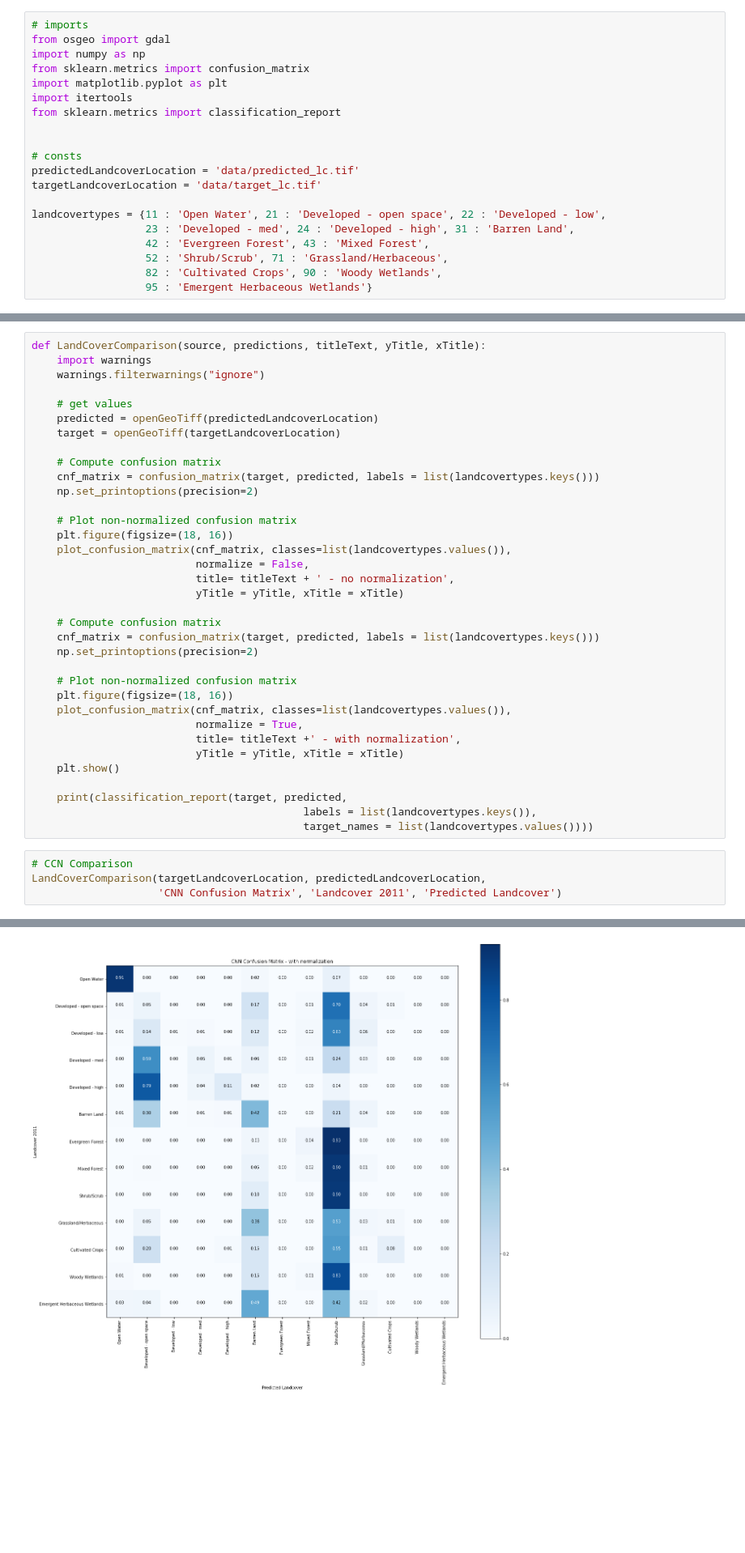
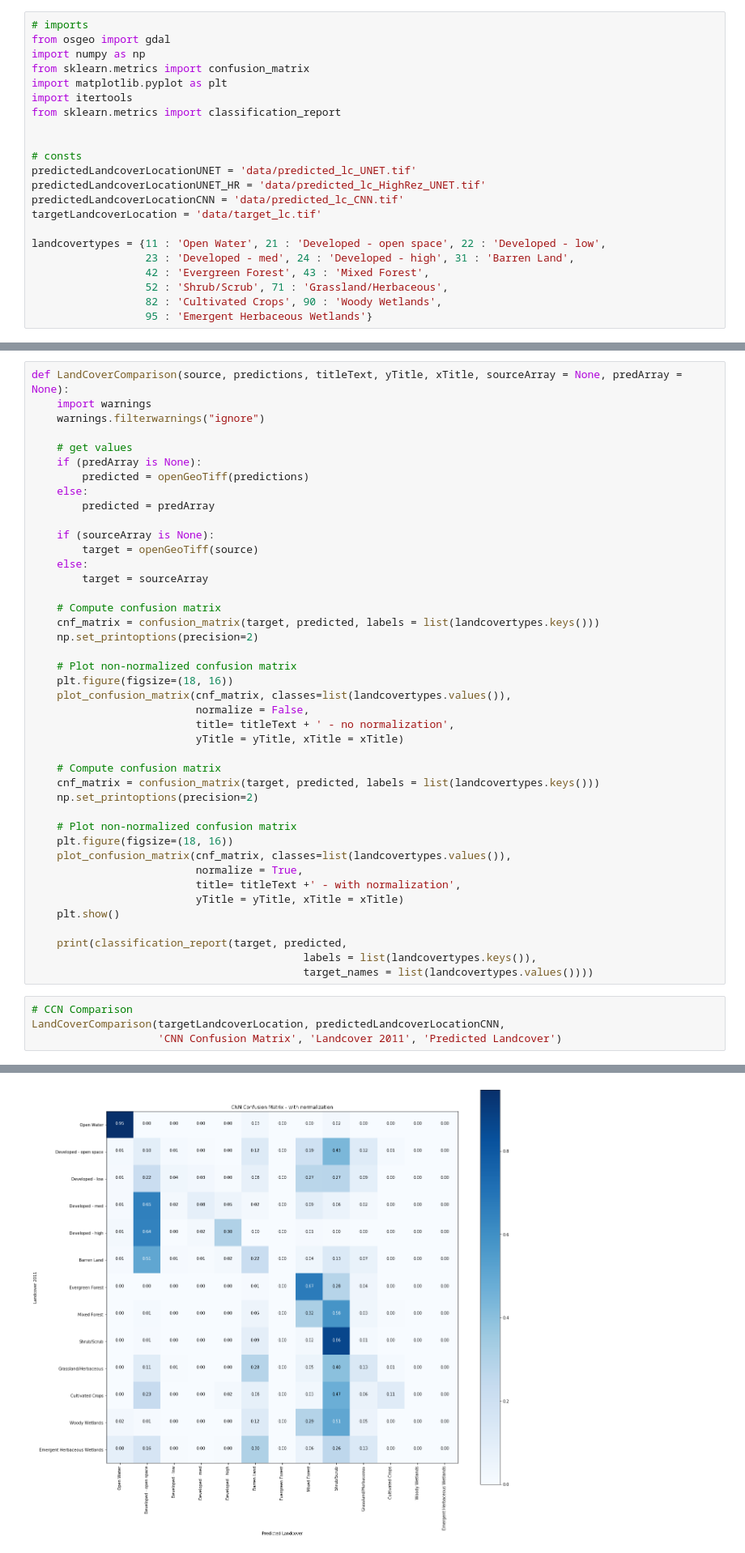
Before and after one commit to mas-dse-smkwan/mas-fuelmap-2018, a Jupyter notebook: notebooks/Images/Landcover Comparison.ipynb, the cells around one changed output, grey strips where cells are left out. Shown at 81% size. Saved outputs shown, nothing was run; the diff lists cells and outputs as text; blank space fills up the shorter version.

Commit message:
All comparisons

```diff
--- a/notebooks/Images/Landcover Comparison.ipynb
+++ b/notebooks/Images/Landcover Comparison.ipynb
@@ -9,7 +9,9 @@ from sklearn.metrics import classification_report
 
 
 # consts
-predictedLandcoverLocation = 'data/predicted_lc.tif'
+predictedLandcoverLocationUNET = 'data/predicted_lc_UNET.tif'
+predictedLandcoverLocationUNET_HR = 'data/predicted_lc_HighRez_UNET.tif'
+predictedLandcoverLocationCNN = 'data/predicted_lc_CNN.tif'
 targetLandcoverLocation = 'data/target_lc.tif'
 
 landcovertypes = {11 : 'Open Water', 21 : 'Developed - open space', 22 : 'Developed - low',
@@ -67,13 +69,20 @@ def plot_confusion_matrix(cm,
     plt.ylabel(yTitle)
     plt.xlabel(xTitle)
 # %%
-def LandCoverComparison(source, predictions, titleText, yTitle, xTitle):
+def LandCoverComparison(source, predictions, titleText, yTitle, xTitle, sourceArray = None, predArray = None):
     import warnings
     warnings.filterwarnings("ignore")
 
     # get values
-    predicted = openGeoTiff(predictedLandcoverLocation)
-    target = openGeoTiff(targetLandcoverLocation)
+    if (predArray is None):
+        predicted = openGeoTiff(predictions)
+    else:
+        predicted = predArray
+
+    if (sourceArray is None):
+        target = openGeoTiff(source)
+    else:
+        target = sourceArray
 
     # Compute confusion matrix
     cnf_matrix = confusion_matrix(target, predicted, labels = list(landcovertypes.keys()))
@@ -103,6 +112,6 @@ def LandCoverComparison(source, predictions, titleText, yTitle, xTitle):
                                            target_names = list(landcovertypes.values())))
 # %%
 # CCN Comparison
-LandCoverComparison(targetLandcoverLocation, predictedLandcoverLocation,
+LandCoverComparison(targetLandcoverLocation, predictedLandcoverLocationCNN,
                     'CNN Confusion Matrix', 'Landcover 2011', 'Predicted Landcover')
 # %% [output]
@@ -110,3 +119,3 @@ LandCoverComparison(targetLandcoverLocation, predictedLandcoverLocation,
-[figure, old version]
+[figure, new version]
                               precision    recall  f1-score   support
 
```
Also changed, not shown: parts of 4 cells of this notebook, 6 other files.
